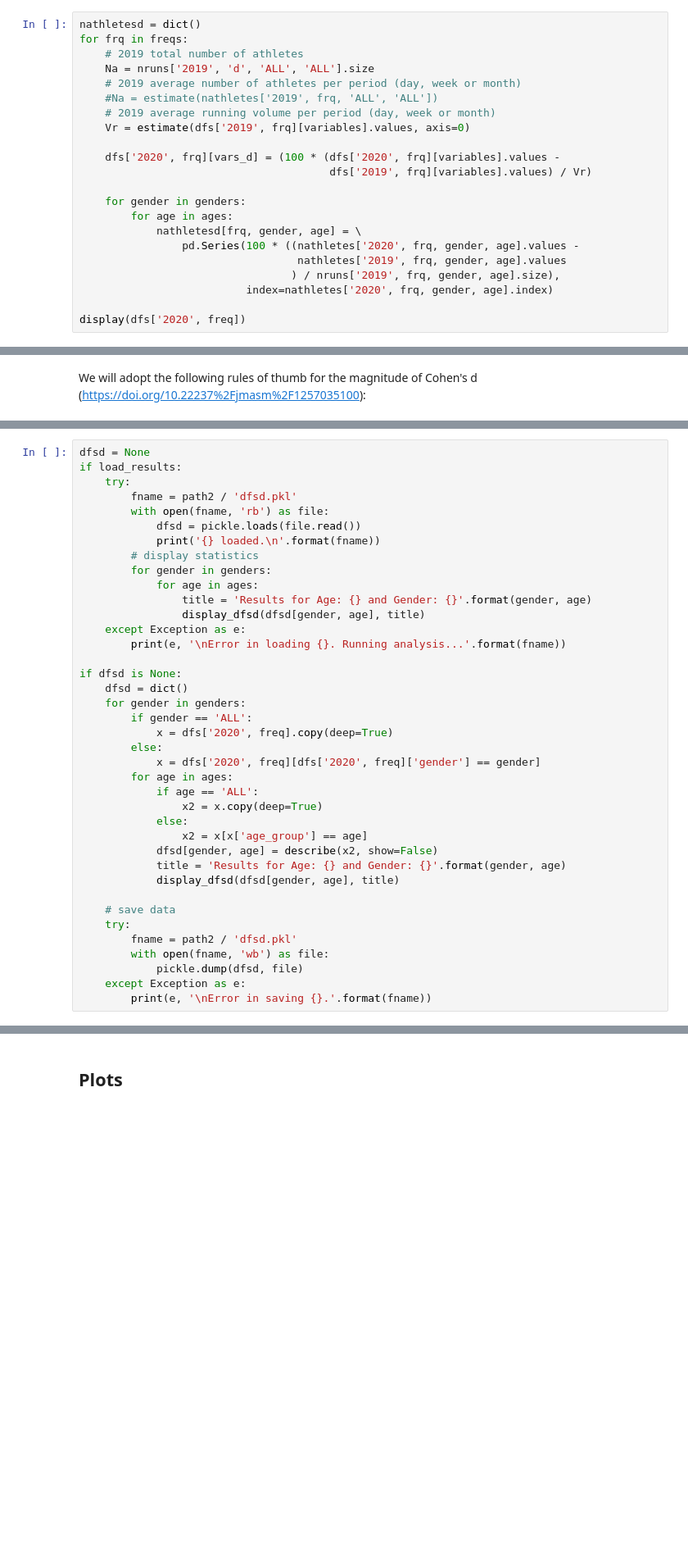
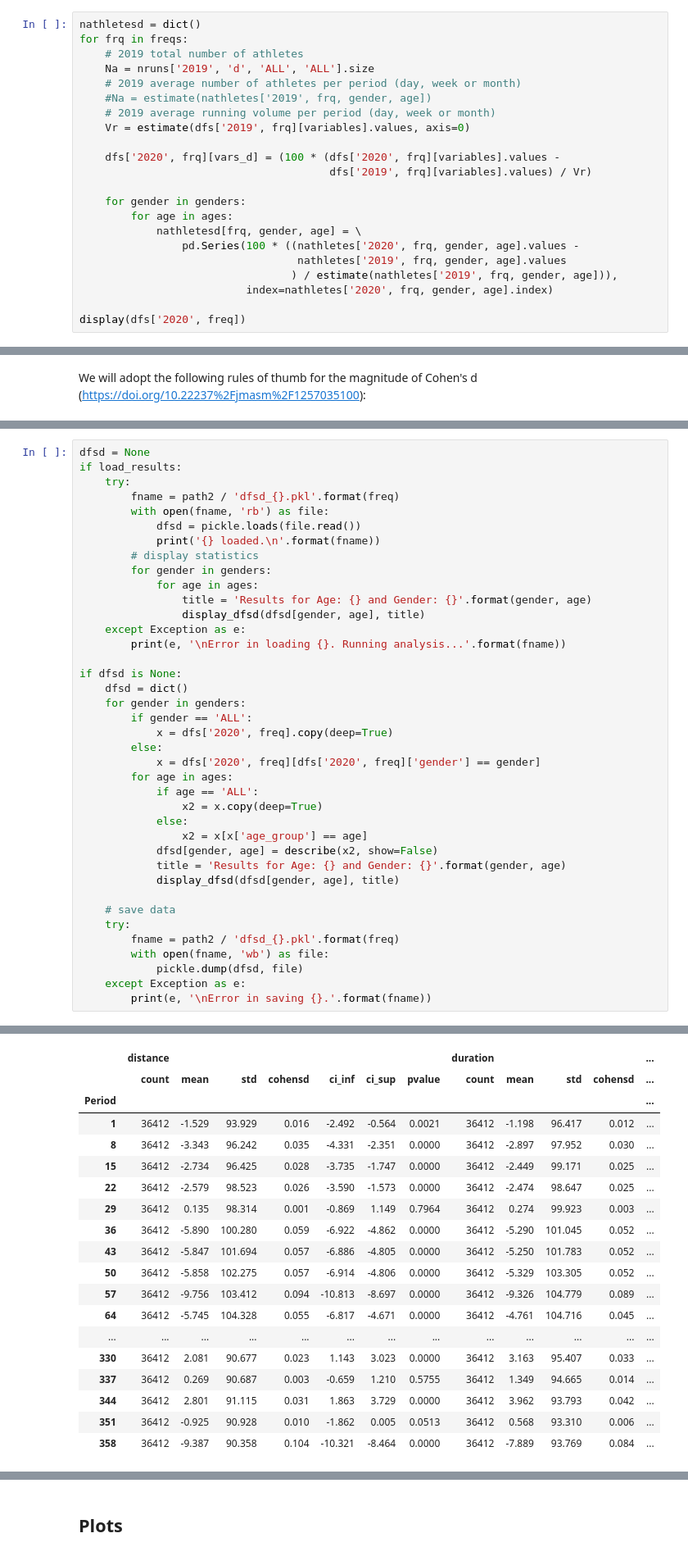
Before and after one commit to BMClab/covid19, a Jupyter notebook: analysis/run_2019_2020.ipynb, the cells around one changed output, grey strips where cells are left out. Shown at 82% size. Saved outputs shown, nothing was run; the diff lists cells and outputs as text; blank space fills up the shorter version.

```diff
--- a/analysis/run_2019_2020.ipynb
+++ b/analysis/run_2019_2020.ipynb
@@ -717,7 +860,7 @@ for frq in freqs:
     # 2019 total number of athletes
     Na = nruns['2019', 'd', 'ALL', 'ALL'].size
     # 2019 average number of athletes per period (day, week or month)
-    #Na = estimate(nathletes['2019', frq, 'ALL', 'ALL'])
+    #Na = estimate(nathletes['2019', frq, gender, age])
     # 2019 average running volume per period (day, week or month)
     Vr = estimate(dfs['2019', frq][variables].values, axis=0)
 
@@ -729,7 +872,7 @@ for frq in freqs:
             nathletesd[frq, gender, age] = \
                 pd.Series(100 * ((nathletes['2020', frq, gender, age].values -
                                   nathletes['2019', frq, gender, age].values
-                                 ) / nruns['2019', frq, gender, age].size),
+                                 ) / estimate(nathletes['2019', frq, gender, age])),
                           index=nathletes['2020', frq, gender, age].index)
 
 display(dfs['2020', freq])
@@ -914,7 +1138,7 @@ print('Alpha level with Sidak correction: {:.5f}'.format(alphaS))
 dfsd = None
 if load_results:
     try:
-        fname = path2 / 'dfsd.pkl'
+        fname = path2 / 'dfsd_{}.pkl'.format(freq)
         with open(fname, 'rb') as file:
             dfsd = pickle.loads(file.read())
             print('{} loaded.\n'.format(fname))
@@ -944,8 +1168,9 @@ if dfsd is None:
 
     # save data
     try:
-        fname = path2 / 'dfsd.pkl'
+        fname = path2 / 'dfsd_{}.pkl'.format(freq)
         with open(fname, 'wb') as file:
             pickle.dump(dfsd, file)
     except Exception as e:
         print(e, '\nError in saving {}.'.format(fname))
+# %% [output]
@@ -951,0 +1179,19 @@ if dfsd is None:
+|  | distance |  |  |  |  |  |  | duration |  |  |  | ... |
+|  | count | mean | std | cohensd | ci_inf | ci_sup | pvalue | count | mean | std | cohensd | ... |
+| Period |  |  |  |  |  |  |  |  |  |  |  | ... |
+| 1 | 36412 | -1.529 | 93.929 | 0.016 | -2.492 | -0.564 | 0.0021 | 36412 | -1.198 | 96.417 | 0.012 | ... |
+| 8 | 36412 | -3.343 | 96.242 | 0.035 | -4.331 | -2.351 | 0.0000 | 36412 | -2.897 | 97.952 | 0.030 | ... |
+| 15 | 36412 | -2.734 | 96.425 | 0.028 | -3.735 | -1.747 | 0.0000 | 36412 | -2.449 | 99.171 | 0.025 | ... |
+| 22 | 36412 | -2.579 | 98.523 | 0.026 | -3.590 | -1.573 | 0.0000 | 36412 | -2.474 | 98.647 | 0.025 | ... |
+| 29 | 36412 | 0.135 | 98.314 | 0.001 | -0.869 | 1.149 | 0.7964 | 36412 | 0.274 | 99.923 | 0.003 | ... |
+| 36 | 36412 | -5.890 | 100.280 | 0.059 | -6.922 | -4.862 | 0.0000 | 36412 | -5.290 | 101.045 | 0.052 | ... |
+| 43 | 36412 | -5.847 | 101.694 | 0.057 | -6.886 | -4.805 | 0.0000 | 36412 | -5.250 | 101.783 | 0.052 | ... |
+| 50 | 36412 | -5.858 | 102.275 | 0.057 | -6.914 | -4.806 | 0.0000 | 36412 | -5.329 | 103.305 | 0.052 | ... |
+| 57 | 36412 | -9.756 | 103.412 | 0.094 | -10.813 | -8.697 | 0.0000 | 36412 | -9.326 | 104.779 | 0.089 | ... |
+| 64 | 36412 | -5.745 | 104.328 | 0.055 | -6.817 | -4.671 | 0.0000 | 36412 | -4.761 | 104.716 | 0.045 | ... |
+| ... | ... | ... | ... | ... | ... | ... | ... | ... | ... | ... | ... | ... |
+| 330 | 36412 | 2.081 | 90.677 | 0.023 | 1.143 | 3.023 | 0.0000 | 36412 | 3.163 | 95.407 | 0.033 | ... |
+| 337 | 36412 | 0.269 | 90.687 | 0.003 | -0.659 | 1.210 | 0.5755 | 36412 | 1.349 | 94.665 | 0.014 | ... |
+| 344 | 36412 | 2.801 | 91.115 | 0.031 | 1.863 | 3.729 | 0.0000 | 36412 | 3.962 | 93.793 | 0.042 | ... |
+| 351 | 36412 | -0.925 | 90.928 | 0.010 | -1.862 | 0.005 | 0.0513 | 36412 | 0.568 | 93.310 | 0.006 | ... |
+| 358 | 36412 | -9.387 | 90.358 | 0.104 | -10.321 | -8.464 | 0.0000 | 36412 | -7.889 | 93.769 | 0.084 | ... |
```
Also changed, not shown: parts of 26 cells of this notebook, 1 other file.
